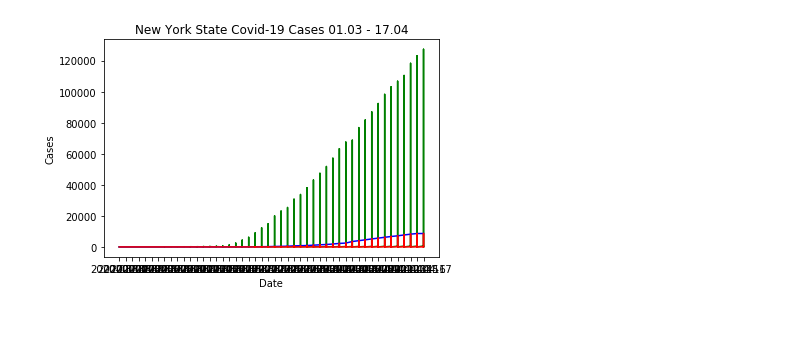
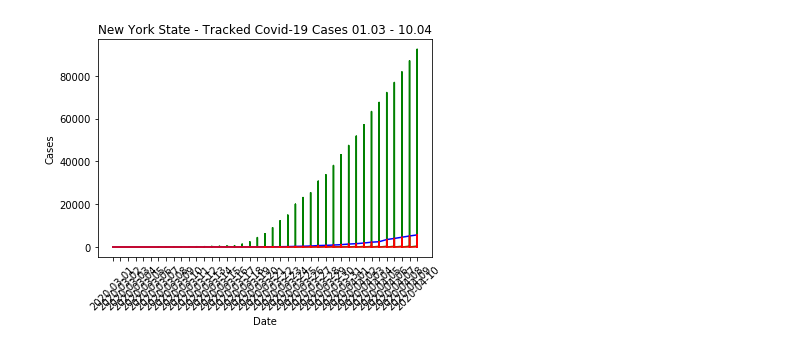
Before and after one commit to lutharsanen/covid19_twitter_analysis, a Jupyter notebook: Data/covid-data/NY_Italy_Cases.ipynb, the cells around one changed output. Saved outputs shown, nothing was run; the diff lists cells and outputs as text; code cells hidden in the pictures; blank space fills up the shorter version.

Commit message:
final version of case data (truncated to april 10)

```diff
--- a/Data/covid-data/NY_Italy_Cases.ipynb
+++ b/Data/covid-data/NY_Italy_Cases.ipynb
@@ -3,8 +3,12 @@ import os
 import pandas as pd
 import matplotlib.pyplot as plt
 
-#USA data from https://github.com/nytimes/covid-19-data
-df = pd.read_csv('us-counties.csv', sep=',')
+#USA data saved from https://github.com/nytimes/covid-19-data
+df = pd.read_csv('us-counties.csv', sep=',', index_col='date')
 
-#italy data from https://github.com/pcm-dpc/COVID-19/tree/master/dati-regioni
-df_ita = pd.read_csv('dpc-covid19-ita-regioni.csv', sep=',')
+#italy data saved from https://github.com/pcm-dpc/COVID-19/tree/master/dati-regioni
+df_ita = pd.read_csv('dpc-covid19-ita-regioni.csv', sep=',', index_col='data')
+
+
+display(df.groupby('state').sum().head())
+display(df_ny.groupby('county').sum().head())
@@ -68,0 +30,12 @@ df_nyc.head()
+# %%
+#ny
+df_ny = df[df['state'].str.contains("New York")]
+df_ny = df_ny.loc[:'2020-04-10']
+
+#nyc
+df_nyc = df[df['county'].str.contains("New York City")]
+df_nyc = df_nyc.loc[:'2020-04-10']
+df_nyc.head()
+
+#italy (different treatment of the date due to the data structure)
+df_ita = df_ita.loc[:'2020-04-11']
@@ -69,17 +50,16 @@ df_nyc.head()
 # %%
 #NY versus NYC (out of interest)
-plt.plot(df_ny.date, df_ny.cases, color='g')
-plt.plot(df_nyc.date, df_nyc.deaths, color='b')
-plt.plot(df_ny.date, df_ny.deaths, color='r')
-
+plt.plot(df_ny.index, df_ny.cases, color='g')
+plt.plot(df_nyc.index, df_nyc.deaths, color='b')
+plt.plot(df_ny.index, df_ny.deaths, color='r')
 
 plt.xlabel('Date')
 plt.ylabel('Cases')
-plt.title('New York State Covid-19 Cases 01.03 - 17.04')
-plt.xscale
+plt.title('New York State - Tracked Covid-19 Cases 01.03 - 10.04')
+plt.xticks(rotation=45)
 plt.show()
 # %% [output]
-[figure, old version]
+[figure, new version]
 # %%
 ## italy starting 20-02-24
 df_ita.head(15)
```
Also changed, not shown: parts of 8 cells of this notebook.
